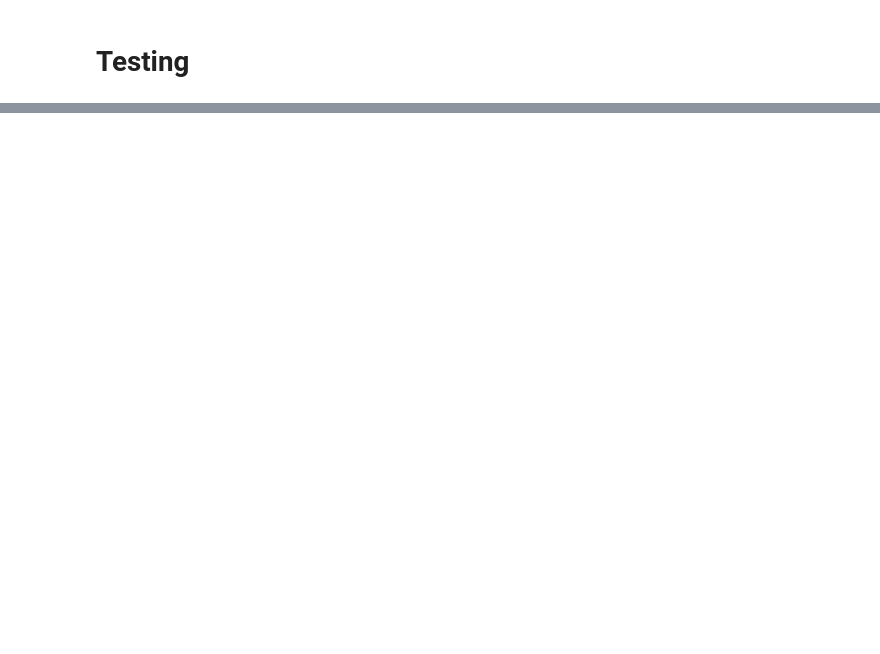
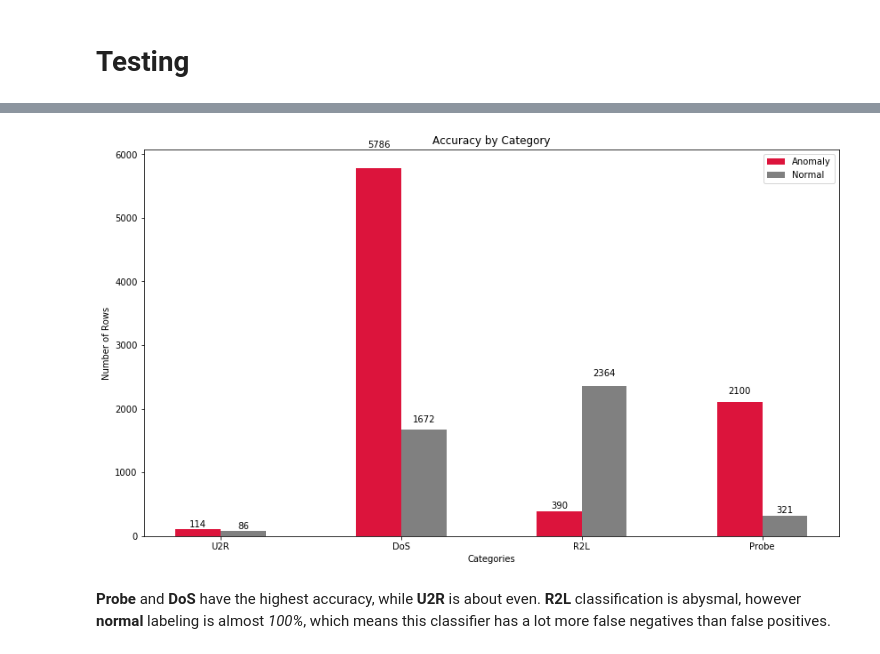
Before and after one commit to CyBearStudio/NeuralNetworkNSL-KDD, a Jupyter notebook: NeuralNetworks.ipynb, the cells around one changed output, grey strips where cells are left out. Saved outputs shown, nothing was run; the diff lists cells and outputs as text; code cells hidden in the pictures; blank space fills up the shorter version.

```diff
--- a/NeuralNetworks.ipynb
+++ b/NeuralNetworks.ipynb
@@ -25,6 +24,8 @@ def load_data(file_path, cols=None):
                  "dst_host_rerror_rate", "dst_host_srv_rerror_rate", "labels"]
 
     data = pd.read_csv(file_path, names=COL_NAMES, index_col=False)
+    # Shuffle data
+    data = data.sample(frac=1).reset_index(drop=True)
     NOM_IND = [1, 2, 3]
     BIN_IND = [6, 11, 13, 14, 20, 21]
     # Need to find the numerical columns for normalization
@@ -36,29 +37,27 @@ def load_data(file_path, cols=None):
     # Scale all numerical data to [0-1]
     data.iloc[:, NOM_IND] = minmax_scale(data.iloc[:, NOM_IND])
     data.iloc[:, NUM_IND] = minmax_scale(data.iloc[:, NUM_IND])
-    labels = None
-    if 'labels' in data.columns:
-        labels = data['labels']
-        # Binary labeling
-        labels = labels.apply(lambda x: x if x =='normal' else 'anomaly')
-        del data['labels']
+    labels = data['labels']
+    del data['labels']
     return [data, labels]
 # %% [markdown]
 ## Neural Network Training and Testing
 Define a function that trains the model and evaluates it on the test data, outputs accuracy on the training and test sets.
 # %%
 def train_clf(train_data, train_labels):
+    bin_labels = train_labels.apply(lambda x: x if x =='normal' else 'anomaly')
     clf = MLPClassifier(hidden_layer_sizes=(20,), alpha=.7,
                         beta_1=.8, beta_2=.8)
-    clf.fit(train_data, train_labels)
+    clf.fit(train_data, bin_labels)
     train_preds = clf.predict(train_data)
-    train_acc = sum(train_preds == train_labels)/len(train_preds)
+    train_acc = sum(train_preds == bin_labels)/len(train_preds)
     print("Accuracy on training set: {0:1%}".format(train_acc))
     return clf
 # %%
 def test_clf(test_data, test_labels, clf):
+    bin_labels = test_labels.apply(lambda x: x if x =='normal' else 'anomaly')
     test_preds = clf.predict(test_data)
-    test_acc = sum(test_preds == test_labels)/len(test_preds)
+    test_acc = sum(test_preds == bin_labels)/len(test_preds)
     print("Accuracy on test set: {0:1%}".format(test_acc))
     return test_preds
 # %% [markdown]
@@ -77,0 +178,34 @@ Accuracy on test set: 78.068580%
+# %%
+import matplotlib.pyplot as plt
+import numpy as np
+%matplotlib inline
+ind = np.arange(4)
+width = .25
+fig, ax = plt.subplots(figsize=(14,8))
+del cats['normal']
+anoms = [values[0] for key, values in cats.items()]
+norms = [values[1] for key, values in cats.items()]
+rect1 = ax.bar(ind, anoms, width, color='crimson')
+rect2 = ax.bar(ind + width, norms, width, color='grey')
+ax.set_ylabel('Number of Rows')
+ax.set_title('Accuracy by Category')
+ax.set_xlabel('Categories')
+ax.set_xticks(ind + width / 2)
+ax.set_xticklabels(cats.keys())
+ax.legend((rect1[0], rect2[0]), ('Anomaly', 'Normal'))
+
+def autolabel(rects, ax):
+    """
+    Attach a text label above each bar displaying its height
+    """
+    for rect in rects:
+        height = rect.get_height()
+        ax.text(rect.get_x() + rect.get_width()/2., 1.05*height,
+                '%d' % int(height),
+                ha='center', va='bottom')
+autolabel(rect1, ax)
+autolabel(rect2, ax)
+# %% [output]
+[figure, added]
+# %% [markdown]
+__Probe__ and __DoS__ have the highest accuracy, while __U2R__ is about even. __R2L__ classification is abysmal, however __normal__ labeling is almost _100%_, which means this classifier has a lot more false negatives than false positives.
```
Also changed, not shown: parts of 6 cells of this notebook, 1 other file.
